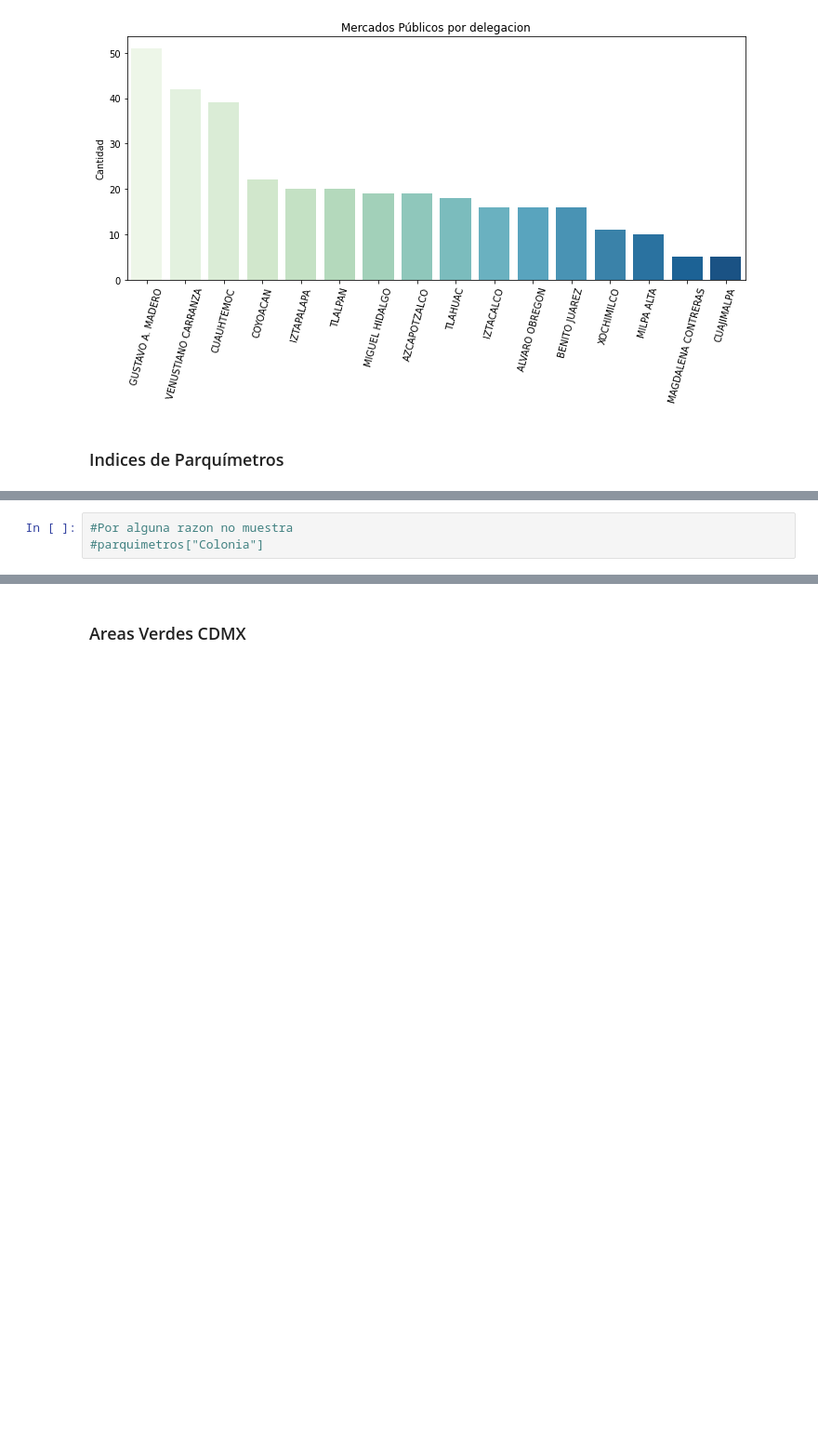
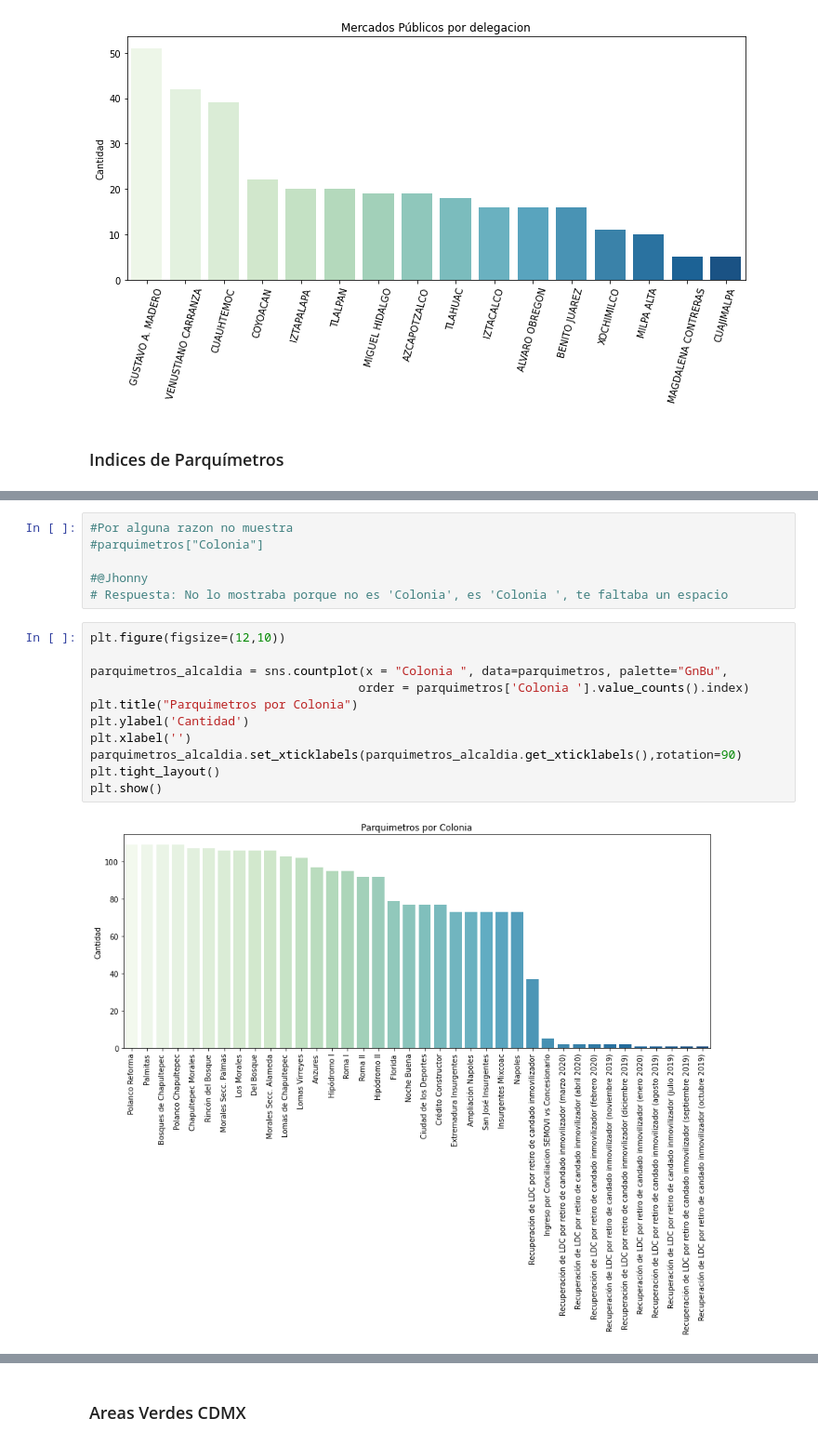
Before and after one commit to JonathanMartignon/Data_CDMX_Un_Aire_No_Tan_Bueno, a Jupyter notebook: Notebook/Aire_CDMX.ipynb, the cells around one changed output, grey strips where cells are left out. Shown at 93% size. Cells and saved outputs as stored; diff of their text form; blank space fills up the shorter version.

```diff
--- a/Notebook/Aire_CDMX.ipynb
+++ b/Notebook/Aire_CDMX.ipynb
@@ -247,4 +487,20 @@ parquimetros.head()
 # %%
 #Por alguna razon no muestra
 #parquimetros["Colonia"]
+
+#@Jhonny
+# Respuesta: No lo mostraba porque no es 'Colonia', es 'Colonia ', te faltaba un espacio
+# %%
+plt.figure(figsize=(12,10))
+
+parquimetros_alcaldia = sns.countplot(x = "Colonia ", data=parquimetros, palette="GnBu",
+                                     order = parquimetros['Colonia '].value_counts().index)
+plt.title("Parquimetros por Colonia")
+plt.ylabel('Cantidad')
+plt.xlabel('')
+parquimetros_alcaldia.set_xticklabels(parquimetros_alcaldia.get_xticklabels(),rotation=90)
+plt.tight_layout()
+plt.show()
+# %% [output]
+[figure, added]
 # %%
```
Also changed, not shown: parts of 27 cells of this notebook.
